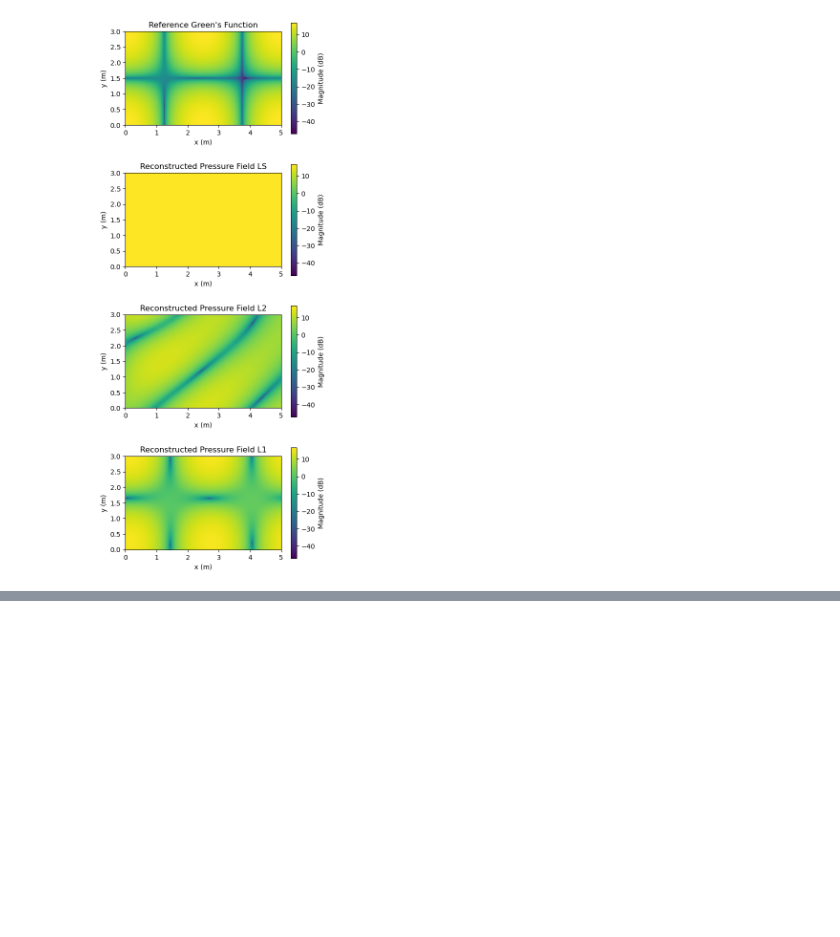
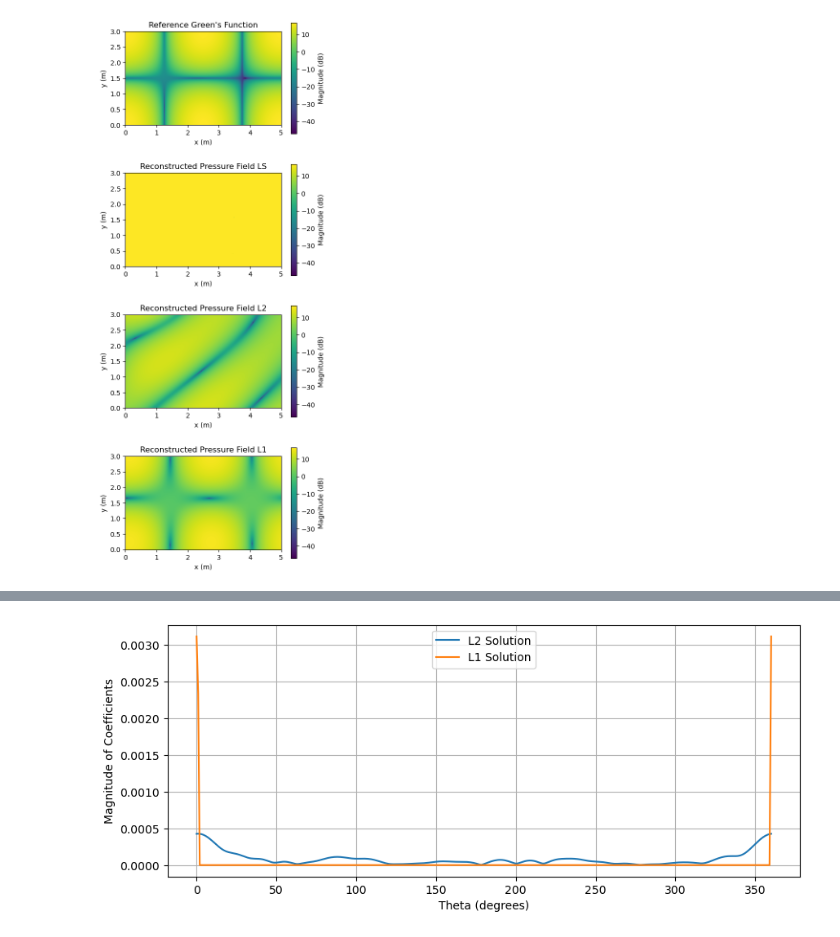
Before and after one commit to samuel-verburg/EEA-summer-school-2025, a Jupyter notebook: welcome.ipynb, the cells around one changed output, grey strips where cells are left out. Saved outputs shown, nothing was run; the diff lists cells and outputs as text; code cells hidden in the pictures; blank space fills up the shorter version.

```diff
--- a/welcome.ipynb
+++ b/welcome.ipynb
@@ -228,0 +231,36 @@ NameError: name 'Greens_freefield' is not defined
+# %%
+# Plane wave expansion
+n = 360
+theta = np.linspace(0, 2 * np.pi, n)
+k  = (2 * np.pi * f / c) * np.array([np.cos(theta), np.sin(theta)]).T
+A = np.exp(-1j * k @ r.T).T
+
+# Solve problem
+alpha = 0.1
+
+x_ls = cp.Variable(n, complex=True)
+cost = cp.sum_squares(A @ x_ls - p)
+prob = cp.Problem(cp.Minimize(cost))
+prob.solve()
+
+x_l2 = cp.Variable(n, complex=True)
+cost = cp.sum_squares(A @ x_l2 - p) + alpha*cp.norm(x_l2, 2)
+prob = cp.Problem(cp.Minimize(cost))
+prob.solve()
+
+x_l1 = cp.Variable(n, complex=True)
+cost = cp.sum_squares(A @ x_l1 - p) + alpha*cp.norm(x_l1, 1)
+prob = cp.Problem(cp.Minimize(cost))
+prob.solve()
+
+plt.figure(figsize=(10, 4))
+# plt.plot(theta * 180 / np.pi, np.abs(x_ls.value), label='LS Solution')
+plt.plot(theta * 180 / np.pi, np.abs(x_l2.value), label='L2 Solution')
+plt.plot(theta * 180 / np.pi, np.abs(x_l1.value), label='L1 Solution')
+plt.xlabel('Theta (degrees)')
+plt.ylabel('Magnitude of Coefficients')
+plt.legend()
+plt.grid()
+plt.show()
+# %% [output]
+[figure, added]
```
Also changed, not shown: parts of 3 cells of this notebook.
